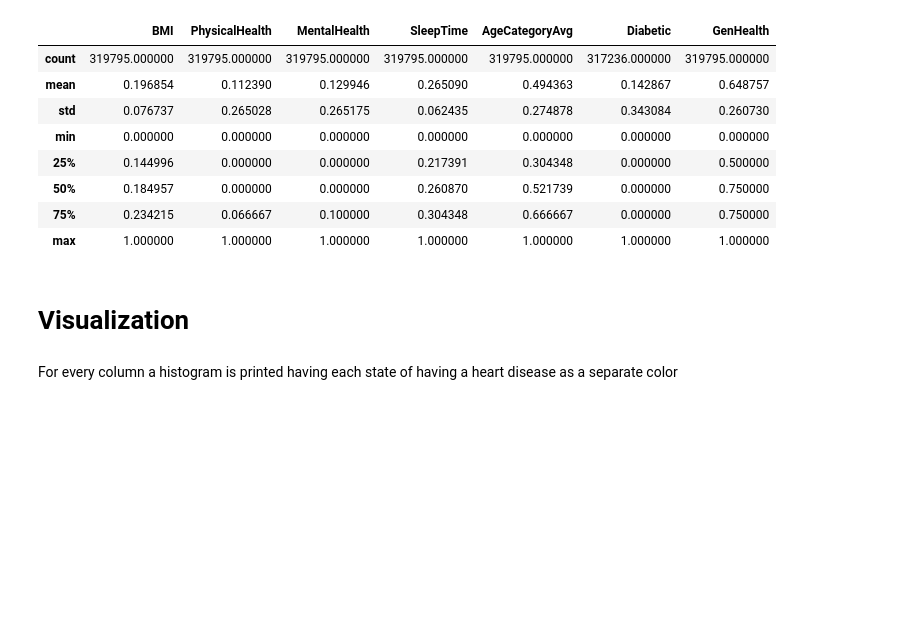
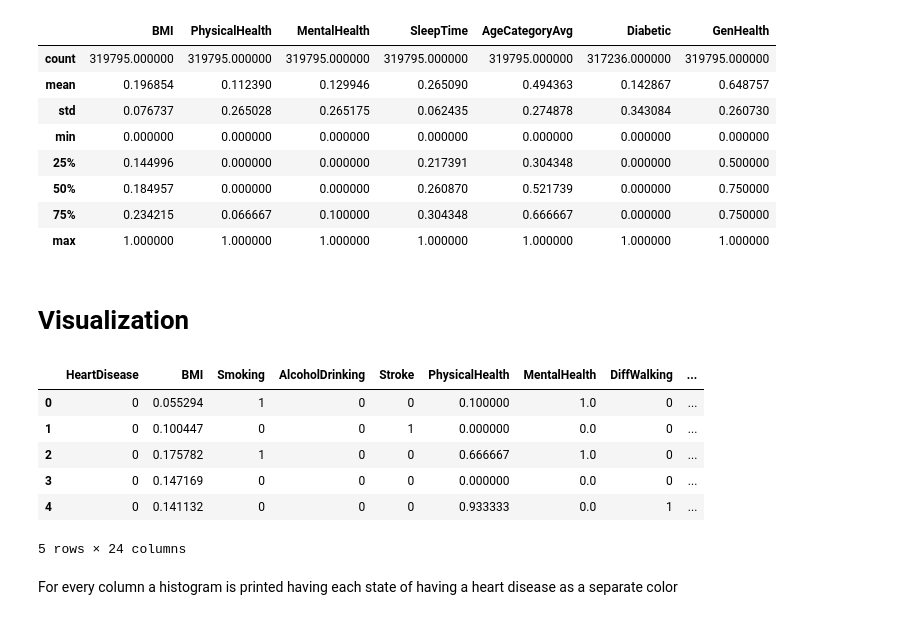
Before and after one commit to BenediktLueth/heartheroes, a Jupyter notebook: data_preprocessing.ipynb, the cells around one changed output. Cells and saved outputs as stored; diff of their text form; code cells hidden in the pictures; blank space fills up the shorter version.

```diff
--- a/data_preprocessing.ipynb
+++ b/data_preprocessing.ipynb
@@ -504,5 +502,16 @@ heart_viz_df = heart_dataset_preprocessed.copy()
 # %% [markdown]
 # Visualization
+# %%
+heart_viz_df = heart_dataset_preprocessed.copy()
+heart_viz_df.head()
+# %% [output]
+|  | HeartDisease | BMI | Smoking | AlcoholDrinking | Stroke | PhysicalHealth | MentalHealth | DiffWalking | ... |
+| 0 | 0 | 0.055294 | 1 | 0 | 0 | 0.100000 | 1.0 | 0 | ... |
+| 1 | 0 | 0.100447 | 0 | 0 | 1 | 0.000000 | 0.0 | 0 | ... |
+| 2 | 0 | 0.175782 | 1 | 0 | 0 | 0.666667 | 1.0 | 0 | ... |
+| 3 | 0 | 0.147169 | 0 | 0 | 0 | 0.000000 | 0.0 | 0 | ... |
+| 4 | 0 | 0.141132 | 0 | 0 | 0 | 0.933333 | 0.0 | 1 | ... |
+5 rows × 24 columns
 # %% [markdown]
 For every column a histogram is printed having each state of having a heart disease as a separate color
 # %%
```
Also changed, not shown: parts of 6 cells of this notebook.
